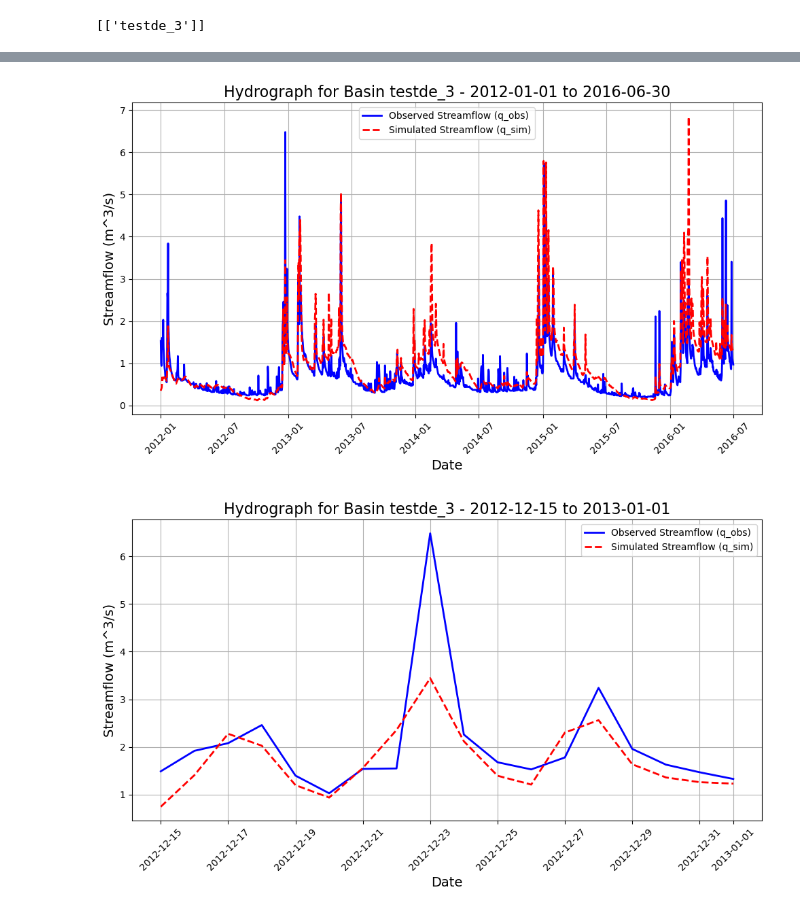
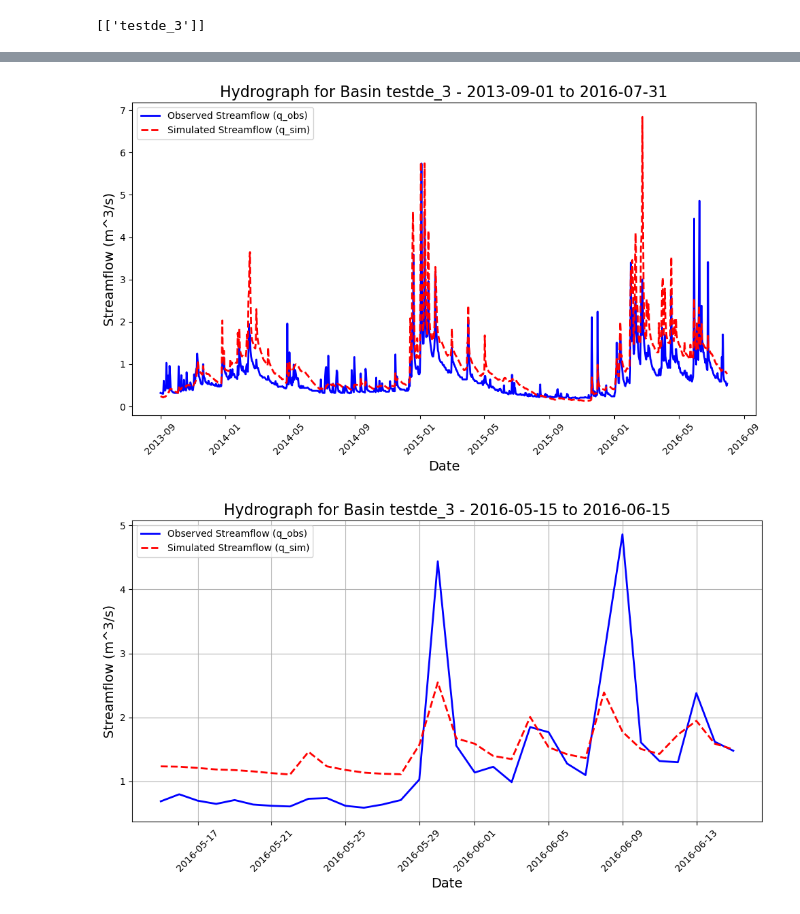
Before and after one commit to Ash-Manoj/Hy2DL_Caravan, a Jupyter notebook: Hy2DL/conceptual_models/experiment_schwarzbach_lstm.ipynb, the cells around one changed output, grey strips where cells are left out. Saved outputs shown, nothing was run; the diff lists cells and outputs as text; code cells hidden in the pictures.

```diff
--- a/Hy2DL/conceptual_models/experiment_schwarzbach_lstm.ipynb
+++ b/Hy2DL/conceptual_models/experiment_schwarzbach_lstm.ipynb
@@ -231,6 +231,6 @@ plt.show()
 # %%
 # Define the testing period
-start_date = "2011-01-01"
+start_date = "2012-09-01"
 end_date = "2016-12-31"
 
 # Read the df_test CSV file
@@ -248,44 +248,44 @@ if len(date_range) != len(q_sim):
     raise ValueError(f"The date range length {len(date_range)} does not match the data length {len(q_sim)}")
 
 # Define the custom time window
-custom_start_date = "2012-01-01"
-custom_end_date = "2016-06-30"
+custom_start_date = "2013-09-01"
+custom_end_date = "2016-07-31"
 
 # Filter the date range and data based on the custom time window
 mask = (date_range >= custom_start_date) & (date_range <= custom_end_date)
 custom_dates = date_range[mask]
 custom_q_sim = q_sim[mask]
 custom_q_obs = q_obs[mask]
 
 # Create a plot for the custom hydrograph
 plt.figure(figsize=(10, 6))
 
 # Plot observed streamflow
 plt.plot(custom_dates, custom_q_obs, label='Observed Streamflow (q_obs)', color='blue', linewidth=2)
 
 # Plot simulated streamflow
 plt.plot(custom_dates, custom_q_sim, label='Simulated Streamflow (q_sim)', color='red', linestyle='--', linewidth=2)
 
 # Adding labels and title
 plt.title(f"Hydrograph for Basin {basin} - {custom_start_date} to {custom_end_date}", fontsize=16)
 plt.xlabel("Date", fontsize=14)
 plt.ylabel("Streamflow (m^3/s)", fontsize=14)
-plt.grid(True)
+#plt.grid(True)
 
 # Rotate x-axis labels for better readability
 plt.xticks(rotation=45)
 
 # Show the legend
 plt.legend()
 
 # Show the plot
 plt.tight_layout()
 plt.show()
 # %% [output]
-[figure, old version]
+[figure, new version]
 # %%
 # Define the testing period
-start_date = "2011-01-01"
+start_date = "2012-09-01"
 end_date = "2016-12-31"
 
 # Read the df_test CSV file
@@ -303,8 +303,8 @@ if len(date_range) != len(q_sim):
     raise ValueError(f"The date range length {len(date_range)} does not match the data length {len(q_sim)}")
 
 # Define the custom time window
-custom_start_date = "2012-12-15"
-custom_end_date = "2013-01-01"
+custom_start_date = "2016-05-15"
+custom_end_date = "2016-06-15"
 
 # Filter the date range and data based on the custom time window
 mask = (date_range >= custom_start_date) & (date_range <= custom_end_date)
@@ -337,4 +337,4 @@ plt.legend()
 plt.tight_layout()
 plt.show()
 # %% [output]
-[figure, old version]
+[figure, new version]
```
Also changed, not shown: parts of 4 cells of this notebook, 15 other files.
